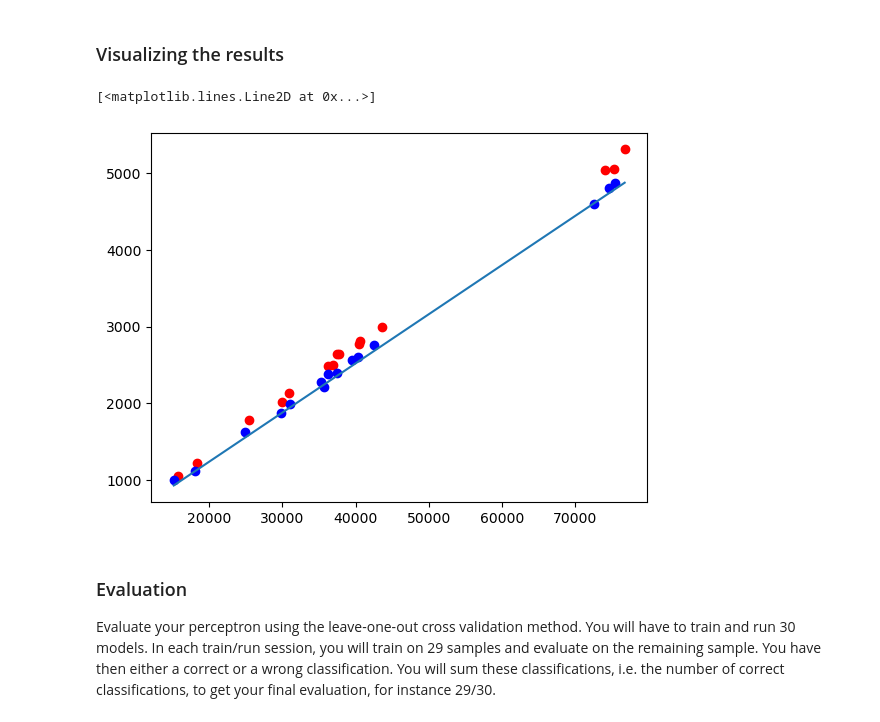
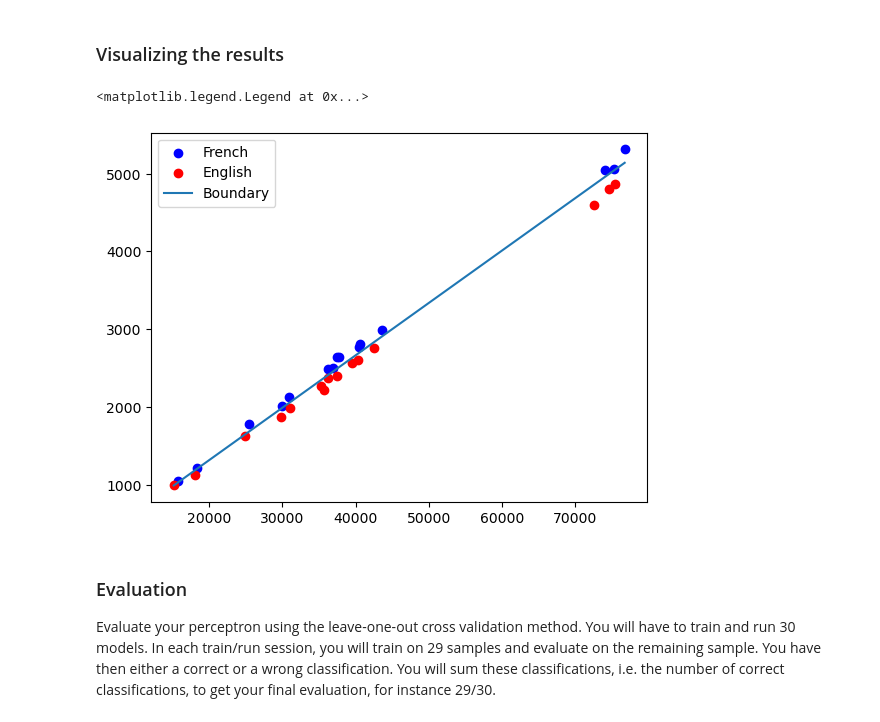
Before and after one commit to axelthorselius/artificial-intelligence, a Jupyter notebook: 3/assignments/ai_lab_perceptron_students.ipynb, the cells around one changed output. Drawn from its saved outputs; the diff is of its cells as text; code cells hidden in the pictures.

```diff
--- a/3/assignments/ai_lab_perceptron_students.ipynb
+++ b/3/assignments/ai_lab_perceptron_students.ipynb
@@ -278,8 +257,18 @@ Visualize the points of your dataset as well as the regression lines you obtain
 # %%
 # Write your code here
 
-plt.plot(stat_fr[:,0], stat_fr[:, 1], 'ro')
-x = np.linspace(0, maxima_X, 10000)
-y = w[1]*x+w[0]
-plt.plot(x, y, 'r')
+plt.plot(stat_en[:,0], stat_en[:, 1], 'ro', label="English")
+x_en = np.linspace(0, maxima_X_en, 10000)
+y_tmp_en = w_en[1]*x_en+w_en[0]
+plt.plot(x_en, y_tmp_en, 'r')
+
+print("w_en: ", w_en)
+
+plt.plot(stat_fr[:,0], stat_fr[:, 1], 'bo', label="French")
+x_fr = np.linspace(0, maxima_X_fr, 10000)
+y_tmp_fr = w_fr[1]*x_fr+w_fr[0]
+plt.plot(x_fr, y_tmp_fr, 'b')
+plt.legend(loc="upper left")
+
+print("w_fr: ", w_fr)
 # %% [output]
@@ -416,12 +410,13 @@ def fit_stoch(X, y,
               epochs=1000,
               max_misclassified=0,
               verbose=True):
-    w = np.zeros(np.size(X[0]))
+    w = np.ones(np.size(X[0]))
     idx = list(range(len(X)))
-    missclassified = 0
-    random.seed(0)
+    # missclassified = 0
+    alpha = 10
+    random.seed(11)
     for epoch in range(epochs):
-        alpha = 1000/(1000 + epoch)
+        missclassified = 0
         random.shuffle(idx)
         for i in idx:
             predict_var = predict(X[i], w)
@@ -433,8 +428,8 @@ def fit_stoch(X, y,
             w += alpha * np.dot((y[i] - predict_var), X[i])
             if predict_var != y[i]:
                 missclassified += 1
-            if missclassified > max_misclassified:
-                break
+        if missclassified <= max_misclassified:
+            break
 
     return w
 # %% [markdown]
@@ -455,13 +450,14 @@ Weights with y set to 1 [49.16741378555469, -0.06422361349538908, 1.0]
 # %% [markdown]
 ### Visualizing the results
 # %%
-plt.scatter(x_fr, y_fr, color='red')
-plt.scatter(x_en, y_en, color='blue')
+plt.scatter(x_fr, y_fr, color='blue', label="French")
+plt.scatter(x_en, y_en, color='red', label="English")
 plt.plot([min(x_fr + x_en), max(x_fr + x_en)],
-             [-w[1] * min(x_fr + x_en) - w[0], -w[1] * max(x_fr + x_en) - w[0]])
+             [-w[1] * min(x_fr + x_en) - w[0], -w[1] * max(x_fr + x_en) - w[0]], label="Boundary")
+plt.legend(loc="upper left")
 # %% [output]
-[<matplotlib.lines.Line2D at 0x...>]
+<matplotlib.legend.Legend at 0x...>
-[figure, old version]
+[figure, new version]
 # %% [markdown]
 ### Evaluation
 Evaluate your perceptron using the leave-one-out cross validation method. You will have to train and run 30 models. In each train/run session, you will train on 29 samples and evaluate on the remaining sample. You have then either a correct or a wrong classification. You will sum these classifications, i.e. the number of correct classifications, to get your final evaluation, for instance 29/30.
```
Also changed, not shown: parts of 29 cells of this notebook, 3 other files.
